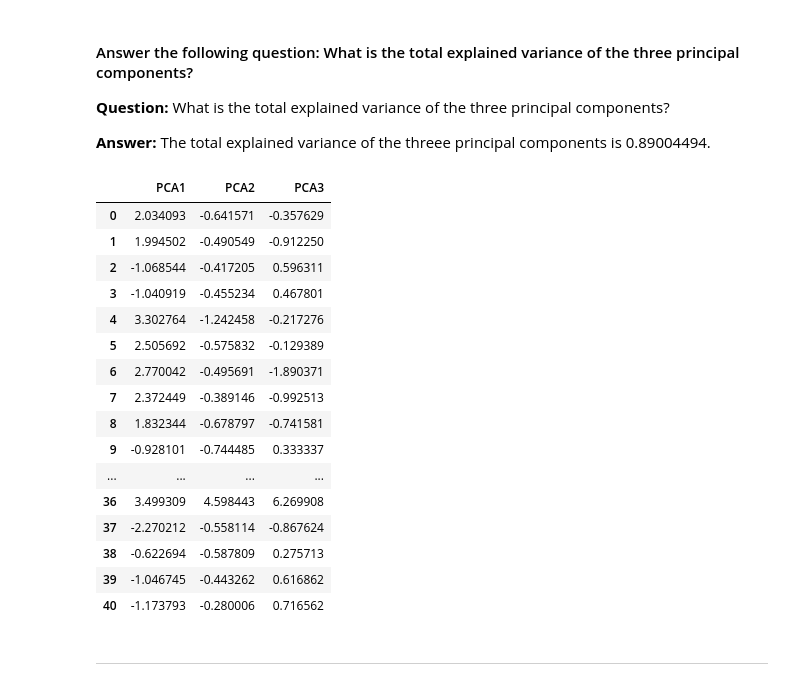
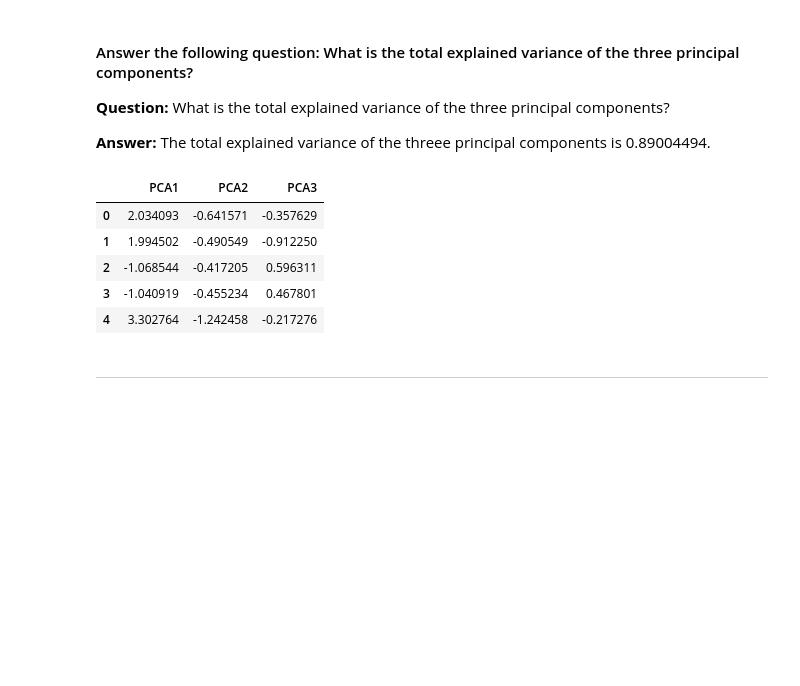
Before and after one commit to jojomani/cryptos_clusters, a Jupyter notebook: crypto_investments.ipynb, the cells around one changed output. Drawn from its saved outputs; the diff is of its cells as text; code cells hidden in the pictures; blank space fills up the shorter version.

```diff
--- a/crypto_investments.ipynb
+++ b/crypto_investments.ipynb
@@ -289,39 +293,28 @@ array([0.36941241, 0.29169375, 0.22893878])
 # %%
 # Create a new DataFrame with the PCA data.
 # Note: The code for this step is provided for you
 
 # Creating a DataFrame with the PCA data
 mds_pca_df = pd.DataFrame(
     mds_pca,
     columns=["PCA1", "PCA2", "PCA3"]
 )
 
 # Copy the crypto names from the original data
 # df_market_data_scaled["coin_id"] = mds_pca_df
 
 # Set the coinid column as index
 # mds_pca_df.index = crypto_names
 
 # Display sample data
-mds_pca_df
+mds_pca_df.head()
 # %% [output]
 |  | PCA1 | PCA2 | PCA3 |
 | 0 | 2.034093 | -0.641571 | -0.357629 |
 | 1 | 1.994502 | -0.490549 | -0.912250 |
 | 2 | -1.068544 | -0.417205 | 0.596311 |
 | 3 | -1.040919 | -0.455234 | 0.467801 |
 | 4 | 3.302764 | -1.242458 | -0.217276 |
-| 5 | 2.505692 | -0.575832 | -0.129389 |
-| 6 | 2.770042 | -0.495691 | -1.890371 |
-| 7 | 2.372449 | -0.389146 | -0.992513 |
-| 8 | 1.832344 | -0.678797 | -0.741581 |
-| 9 | -0.928101 | -0.744485 | 0.333337 |
-| ... | ... | ... | ... |
-| 36 | 3.499309 | 4.598443 | 6.269908 |
-| 37 | -2.270212 | -0.558114 | -0.867624 |
-| 38 | -0.622694 | -0.587809 | 0.275713 |
-| 39 | -1.046745 | -0.443262 | 0.616862 |
-| 40 | -1.173793 | -0.280006 | 0.716562 |
 # %% [markdown]
 ---
 # %% [markdown]
```
Also changed, not shown: parts of 12 cells of this notebook.
